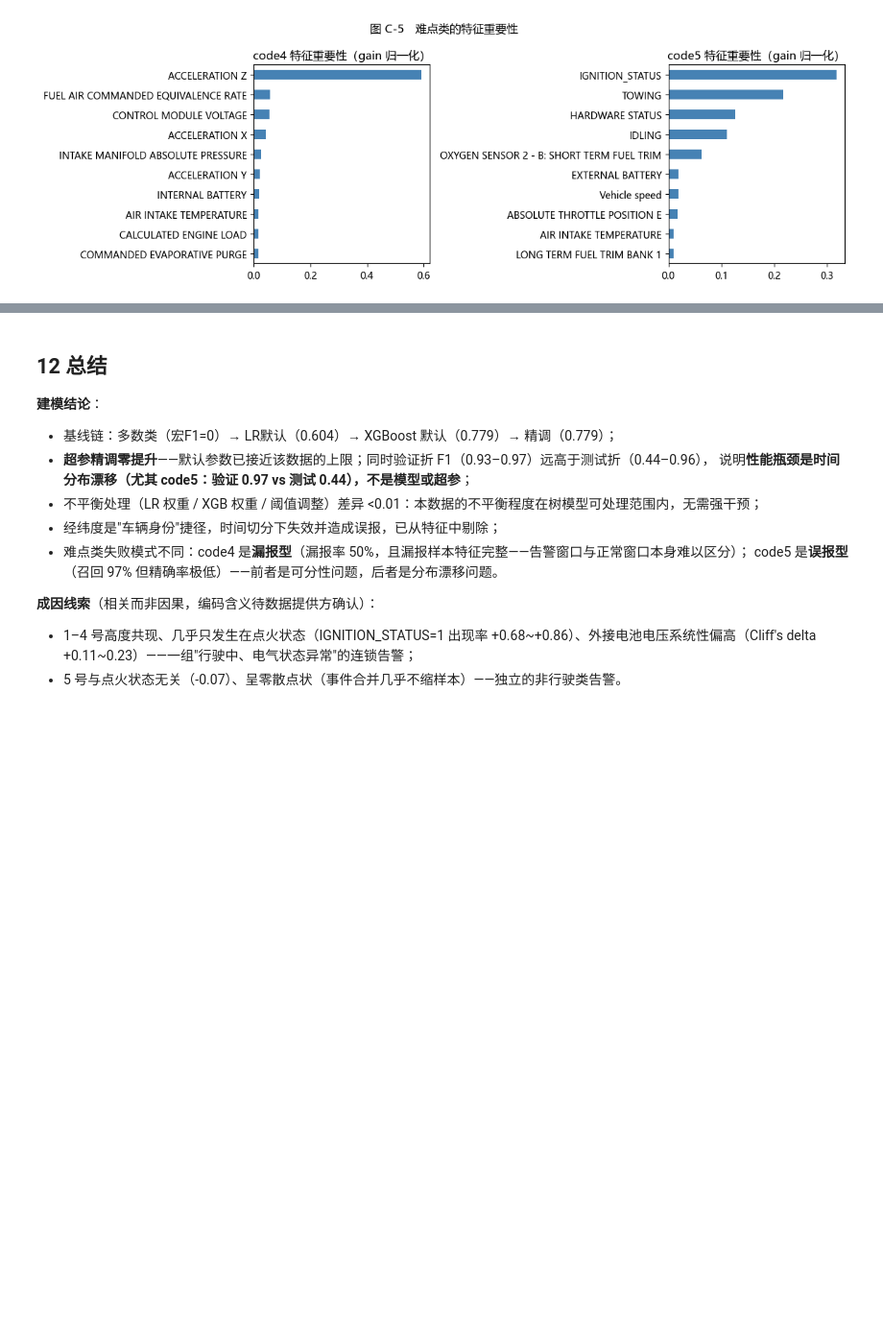
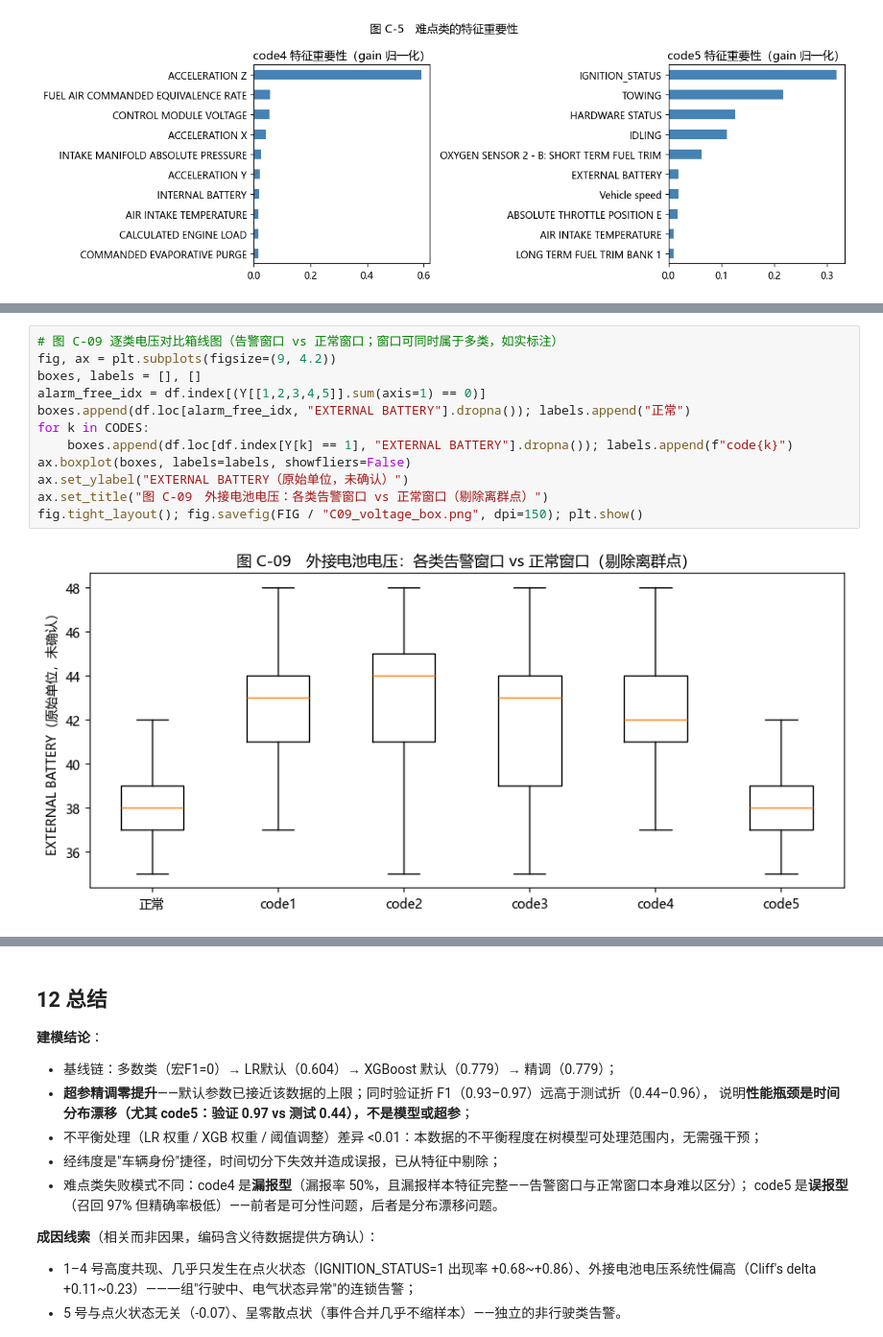
Before and after one commit to asr000/vehicle-iot-analysis, a Jupyter notebook: notebooks/C_alarm_analysis.ipynb, the cells around one changed output, grey strips where cells are left out. Shown at 96% size. Drawn from its saved outputs; the diff is of its cells as text; blank space fills up the shorter version.

```diff
--- a/C_alarm_analysis.ipynb
+++ b/notebooks/C_alarm_analysis.ipynb
@@ -655,0 +718,14 @@ plt.show()
+# %%
+# 图 C-09 逐类电压对比箱线图（告警窗口 vs 正常窗口；窗口可同时属于多类，如实标注）
+fig, ax = plt.subplots(figsize=(9, 4.2))
+boxes, labels = [], []
+alarm_free_idx = df.index[(Y[[1,2,3,4,5]].sum(axis=1) == 0)]
+boxes.append(df.loc[alarm_free_idx, "EXTERNAL BATTERY"].dropna()); labels.append("正常")
+for k in CODES:
+    boxes.append(df.loc[df.index[Y[k] == 1], "EXTERNAL BATTERY"].dropna()); labels.append(f"code{k}")
+ax.boxplot(boxes, labels=labels, showfliers=False)
+ax.set_ylabel("EXTERNAL BATTERY（原始单位，未确认）")
+ax.set_title("图 C-09　外接电池电压：各类告警窗口 vs 正常窗口（剔除离群点）")
+fig.tight_layout(); fig.savefig(FIG / "C09_voltage_box.png", dpi=150); plt.show()
+# %% [output]
+[figure, added]
```
Also changed, not shown: parts of 4 cells of this notebook, 32 other files.
